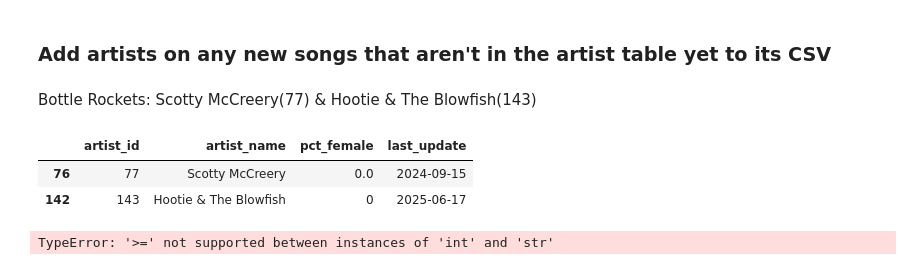
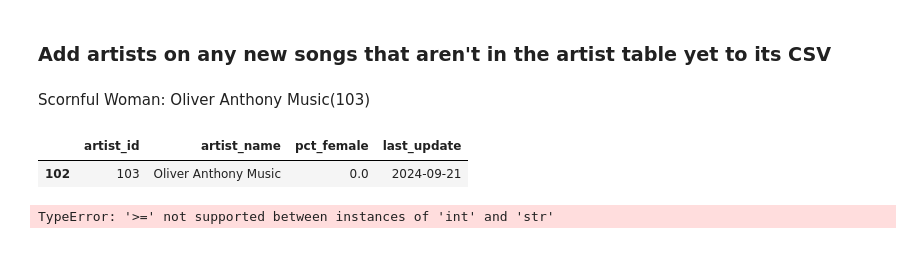
Before and after one commit to jwmanahan/billboard, a Jupyter notebook: add_new_week.ipynb, the cells around one changed output. Drawn from its saved outputs; the diff is of its cells as text; code cells hidden in the pictures.

```diff
--- a/add_new_week.ipynb
+++ b/add_new_week.ipynb
@@ -145,19 +145,17 @@ print(list(new_song_to_rank.keys()))
 # %% [markdown]
 ### Add artists on any new songs that aren't in the artist table yet to its CSV
 # %% [markdown]
-Bottle Rockets: Scotty McCreery(77) & Hootie & The Blowfish(143)
+Scornful Woman: Oliver Anthony Music(103)
 # %%
 df_artist = pd.read_csv('source_data/artist.csv')
 # %%
 new_song_artists = [
-    'Hootie & The Blowfish'
-    , 'Scotty McCreery'
+    'Oliver Anthony Music'
 ]
 df_artist[df_artist['artist_name'].isin(new_song_artists)]
 # %% [output]
 |  | artist_id | artist_name | pct_female | last_update |
-| 76 | 77 | Scotty McCreery | 0.0 | 2024-09-15 |
-| 142 | 143 | Hootie & The Blowfish | 0 | 2025-06-17 |
+| 102 | 103 | Oliver Anthony Music | 0.0 | 2024-09-21 |
 # %%
 df_artist['artist_id'].max()
 # %% [output]
```
Also changed, not shown: parts of 24 cells of this notebook, 4 other files.
